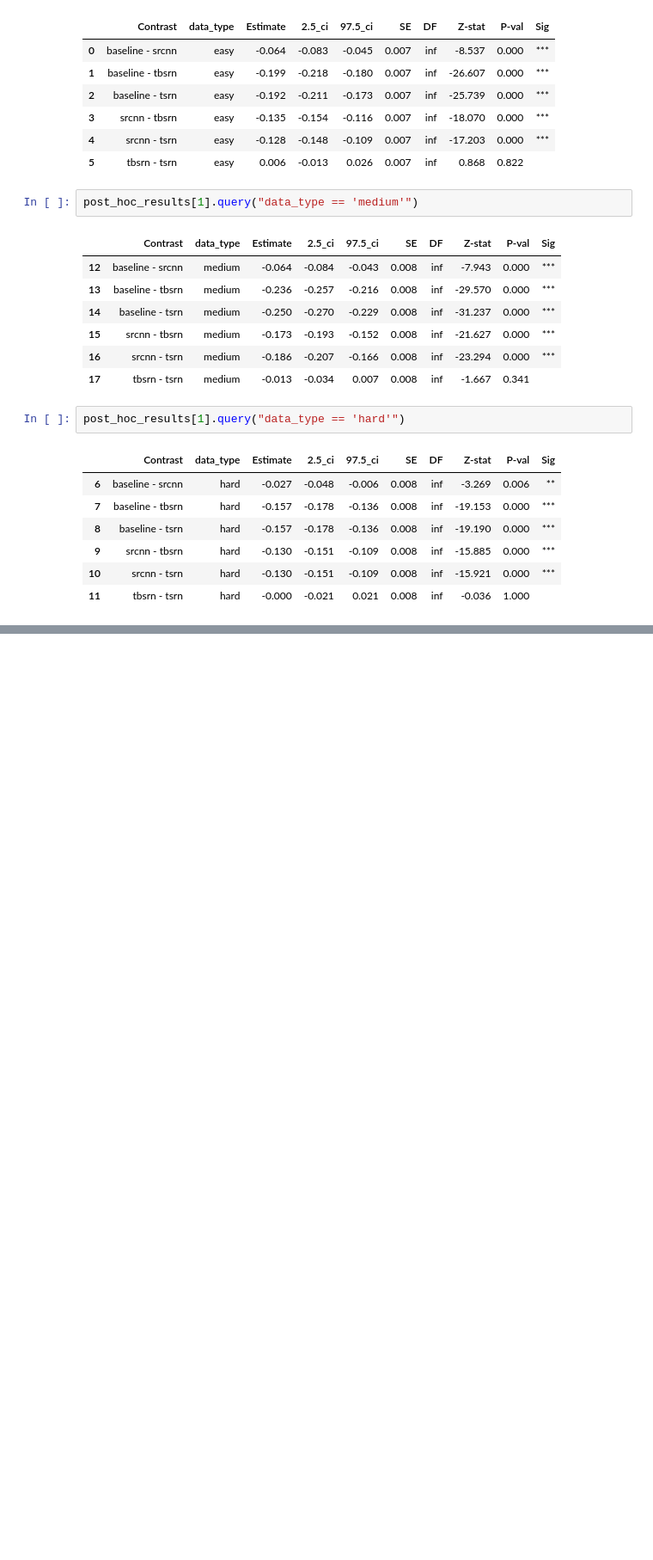
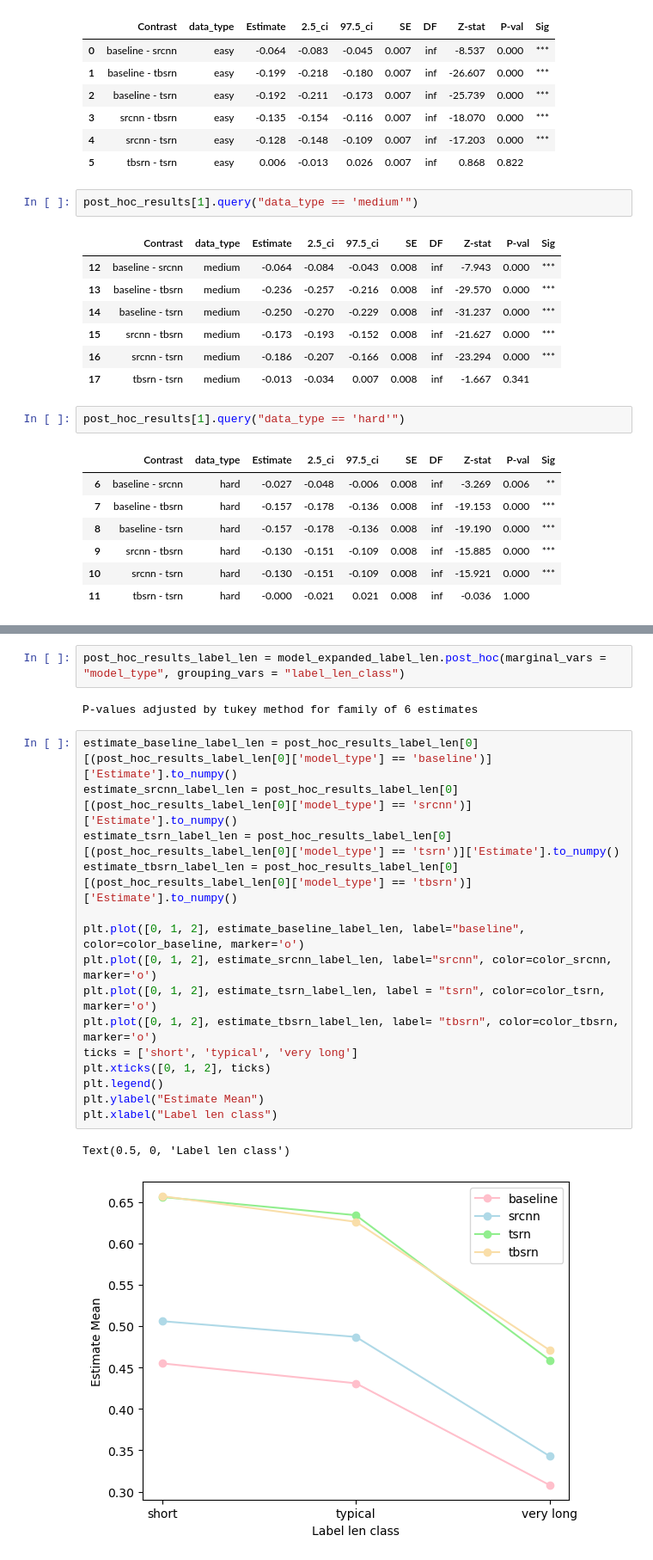
Before and after one commit to anhtu-phan/ocr-significance-testing, a Jupyter notebook: statistical_significant_testing.ipynb, the cells around one changed output, grey strips where cells are left out. Shown: that part at 86% size. Cells and saved outputs as stored; diff of their text form; blank space fills up the shorter version.

```diff
--- a/statistical_significant_testing.ipynb
+++ b/statistical_significant_testing.ipynb
@@ -199,0 +224,22 @@ post_hoc_results[1].query("data_type == 'hard'")
+# %%
+post_hoc_results_label_len = model_expanded_label_len.post_hoc(marginal_vars = "model_type", grouping_vars = "label_len_class")
+# %% [output]
+P-values adjusted by tukey method for family of 6 estimates
+# %%
+estimate_baseline_label_len = post_hoc_results_label_len[0][(post_hoc_results_label_len[0]['model_type'] == 'baseline')]['Estimate'].to_numpy()
+estimate_srcnn_label_len = post_hoc_results_label_len[0][(post_hoc_results_label_len[0]['model_type'] == 'srcnn')]['Estimate'].to_numpy()
+estimate_tsrn_label_len = post_hoc_results_label_len[0][(post_hoc_results_label_len[0]['model_type'] == 'tsrn')]['Estimate'].to_numpy()
+estimate_tbsrn_label_len = post_hoc_results_label_len[0][(post_hoc_results_label_len[0]['model_type'] == 'tbsrn')]['Estimate'].to_numpy()
+
+plt.plot([0, 1, 2], estimate_baseline_label_len, label="baseline", color=color_baseline, marker='o')
+plt.plot([0, 1, 2], estimate_srcnn_label_len, label="srcnn", color=color_srcnn, marker='o')
+plt.plot([0, 1, 2], estimate_tsrn_label_len, label = "tsrn", color=color_tsrn, marker='o')
+plt.plot([0, 1, 2], estimate_tbsrn_label_len, label= "tbsrn", color=color_tbsrn, marker='o')
+ticks = ['short', 'typical', 'very long']
+plt.xticks([0, 1, 2], ticks)
+plt.legend()
+plt.ylabel("Estimate Mean")
+plt.xlabel("Label len class")
+# %% [output]
+Text(0.5, 0, 'Label len class')
+[figure, added]
```
Also changed, not shown: parts of 13 cells of this notebook.
